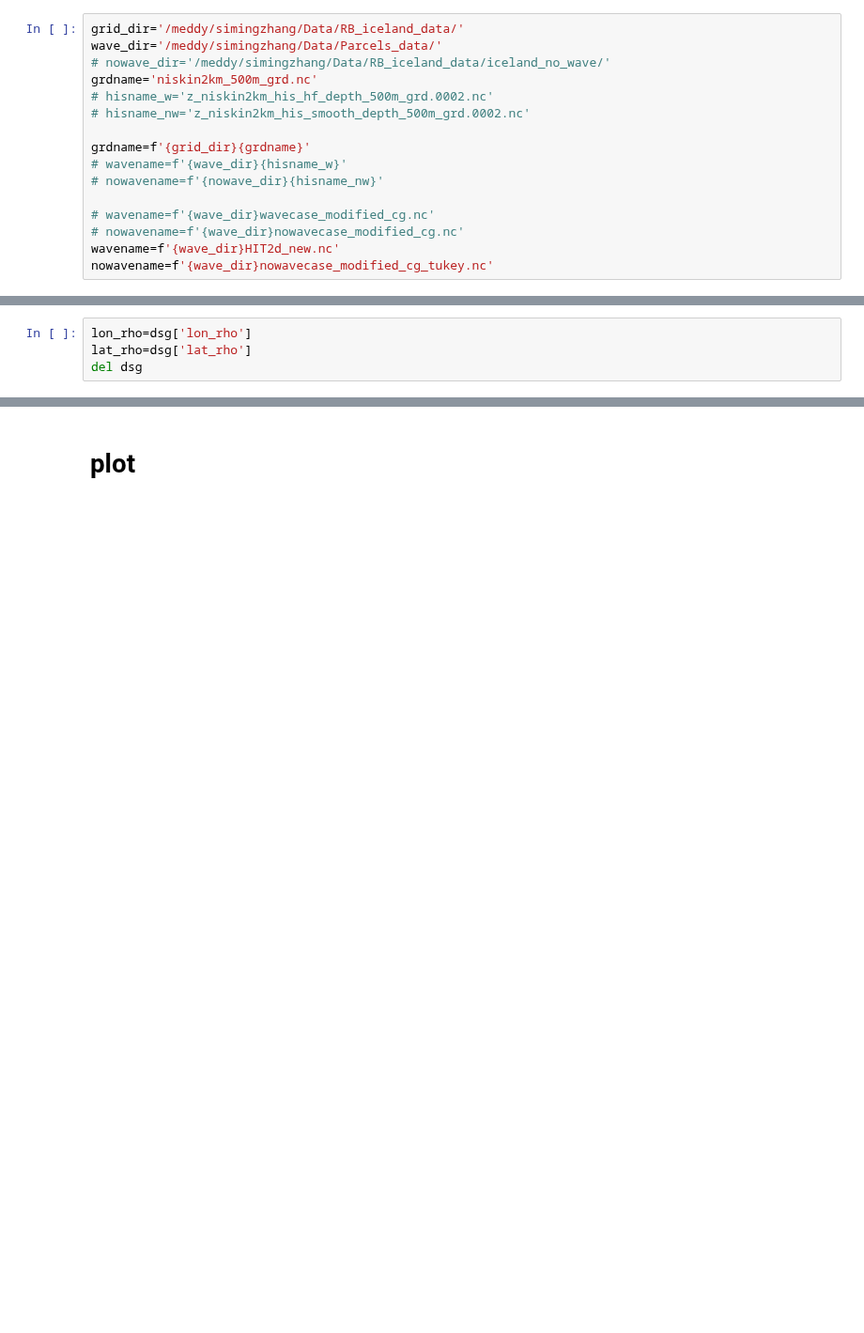
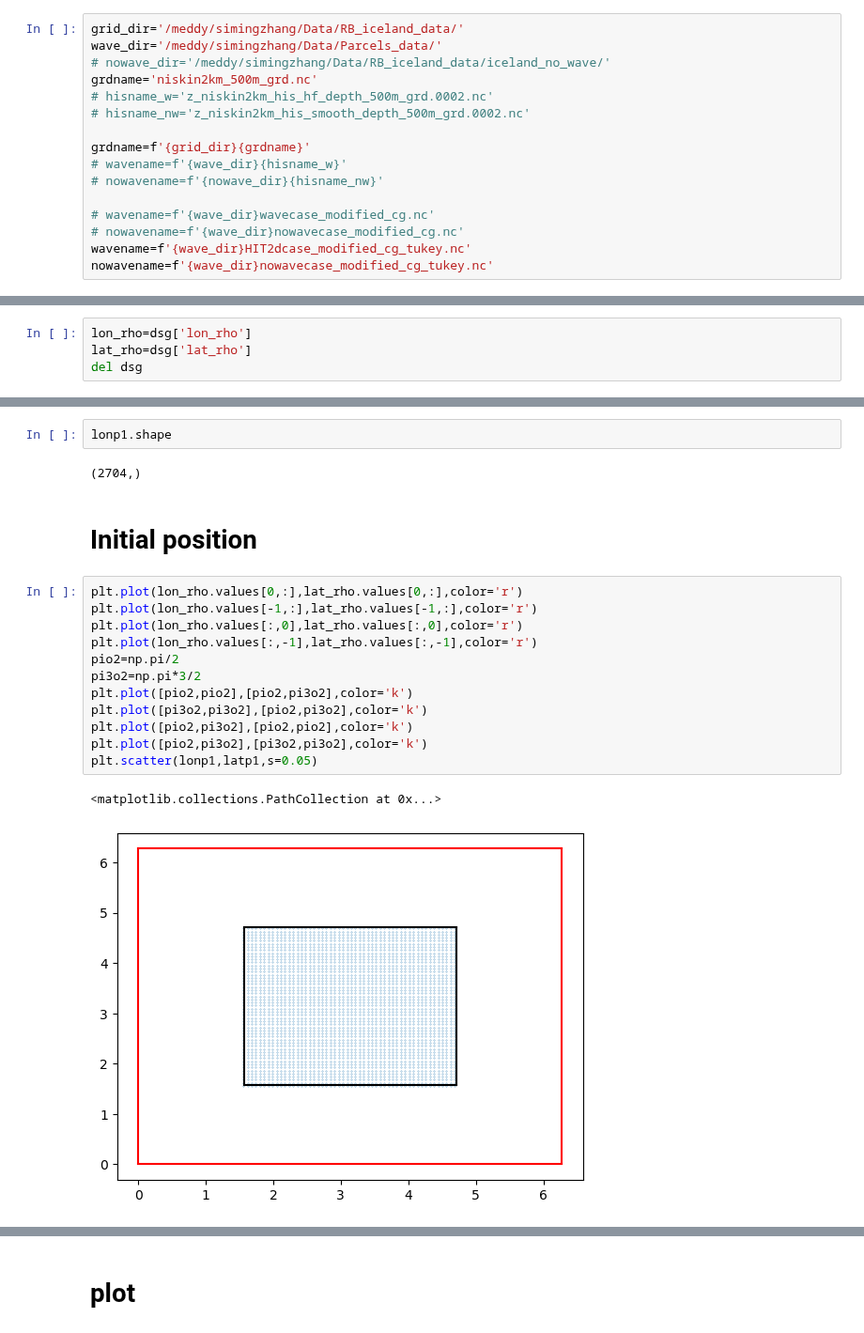
Before and after one commit to zsm1-hub/China_Israel, a Jupyter notebook: Parcels_HIT2d.ipynb, the cells around one changed output, grey strips where cells are left out. Shown at 94% size. Saved outputs shown, nothing was run; the diff lists cells and outputs as text; blank space fills up the shorter version.

```diff
--- a/Parcels_HIT2d.ipynb
+++ b/Parcels_HIT2d.ipynb
@@ -121,5 +121,5 @@ grdname=f'{grid_dir}{grdname}'
 
 # wavename=f'{wave_dir}wavecase_modified_cg.nc'
 # nowavename=f'{wave_dir}nowavecase_modified_cg.nc'
-wavename=f'{wave_dir}HIT2d_new.nc'
+wavename=f'{wave_dir}HIT2dcase_modified_cg_tukey.nc'
 nowavename=f'{wave_dir}nowavecase_modified_cg_tukey.nc'
@@ -354,4 +436,25 @@ during=200*1e-3
 outputwavename=f'{wave_dir}HIT2d_pars_P{latp1.shape[0]}T{during}seconds.zarr'
+# %%
+lonp1.shape
+# %% [output]
+(2704,)
+# %% [markdown]
+# Initial position
+# %%
+plt.plot(lon_rho.values[0,:],lat_rho.values[0,:],color='r')
+plt.plot(lon_rho.values[-1,:],lat_rho.values[-1,:],color='r')
+plt.plot(lon_rho.values[:,0],lat_rho.values[:,0],color='r')
+plt.plot(lon_rho.values[:,-1],lat_rho.values[:,-1],color='r')
+pio2=np.pi/2
+pi3o2=np.pi*3/2
+plt.plot([pio2,pio2],[pio2,pi3o2],color='k')
+plt.plot([pi3o2,pi3o2],[pio2,pi3o2],color='k')
+plt.plot([pio2,pi3o2],[pio2,pio2],color='k')
+plt.plot([pio2,pi3o2],[pi3o2,pi3o2],color='k')
+plt.scatter(lonp1,latp1,s=0.05)
+# %% [output]
+<matplotlib.collections.PathCollection at 0x...>
+[figure, added]
 # %%
 lonp1.shape
 # %% [output]
```
Also changed, not shown: parts of 21 cells of this notebook.
